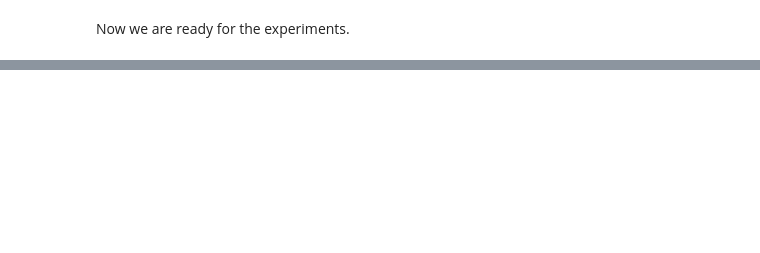
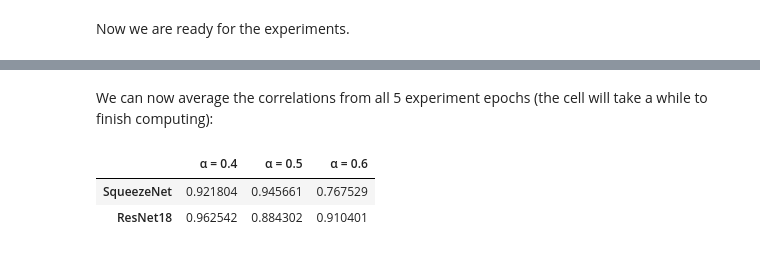
Before and after one commit to chus-chus/teex, a Jupyter notebook: docs/demos/model_selection/model_selection_nb.ipynb, the cells around one changed output, grey strips where cells are left out. Saved outputs shown, nothing was run; the diff lists cells and outputs as text; code cells hidden in the pictures; blank space fills up the shorter version.

```diff
--- a/docs/demos/model_selection/model_selection_nb.ipynb
+++ b/docs/demos/model_selection/model_selection_nb.ipynb
@@ -217,13 +334,0 @@ We then get 2 pre-trained models, modify them to our usecase and initialize them
-# %%
-def set_parameter_requires_grad(model):
-    for param in model.parameters():
-        param.requires_grad = False
-
-# SqueezeNet
-sqz = models.squeezenet1_0(weights="DEFAULT")
-set_parameter_requires_grad(sqz)
-sqz.classifier[1] = torch.nn.Conv2d(512, 2, kernel_size=(1,1), stride=(1,1))
-sqz.num_classes = 2
-input_size = 224
-
-squeezeNet = Model("SqueezeNet", sqz, input_size)
@@ -338,0 +547,30 @@ Now we are ready for the experiments.
+# %% [markdown]
+We can now average the correlations from all 5 experiment epochs (the cell will take a while to finish computing):
+# %%
+experiment_epochs = 5
+final_corrs = {}
+
+for i in range(experiment_epochs):
+    corrs = experiment_epoch(demo_data, exps, random_state+i)
+    for alpha, corrsDict in corrs.items():
+        if alpha not in final_corrs:
+            final_corrs[alpha] = {}
+        for model, corr in corrsDict.items():
+            if model not in final_corrs[alpha]:
+                final_corrs[alpha][model] = [corr]
+            else:
+                final_corrs[alpha][model].append(corr)
+
+# average results
+for alpha, corrsDict in corrs.items():
+    for model, corr in corrsDict.items():
+        final_corrs[alpha][model] = sum(final_corrs[alpha][model]) / experiment_epochs
+# %%
+resultsDf = pd.DataFrame.from_dict(final_corrs)
+resultsDf = resultsDf.set_axis(["α = 0.4", "α = 0.5", "α = 0.6"], axis=1, copy=False)
+
+resultsDf.style.apply(highlight_max, axis=1)
+# %% [output]
+|  | α = 0.4 | α = 0.5 | α = 0.6 |
+| SqueezeNet | 0.921804 | 0.945661 | 0.767529 |
+| ResNet18 | 0.962542 | 0.884302 | 0.910401 |
```
Also changed, not shown: parts of 38 cells of this notebook.
